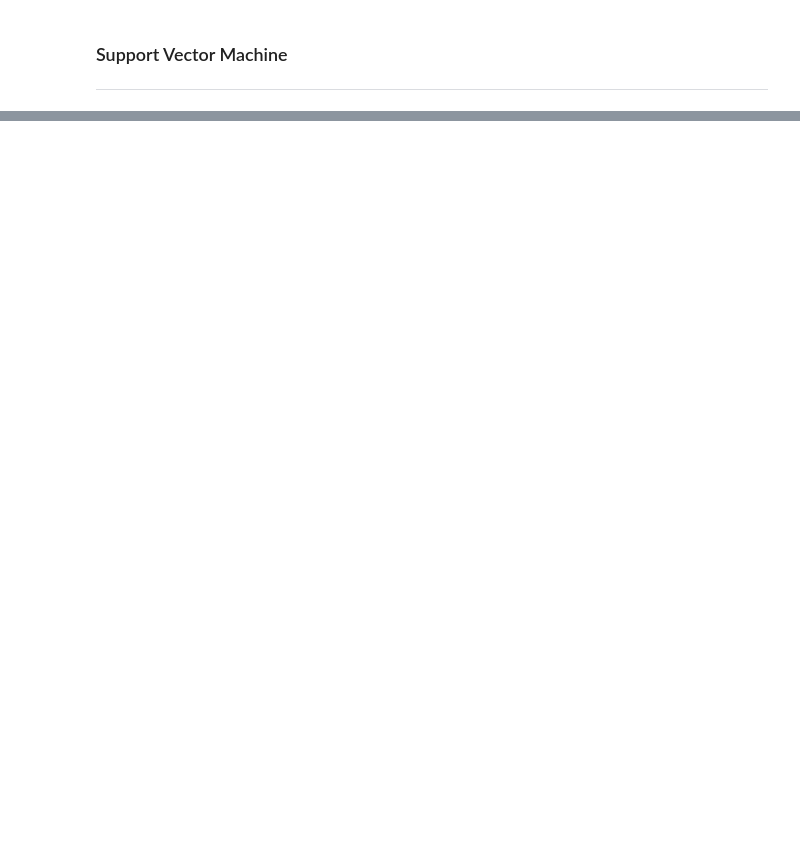
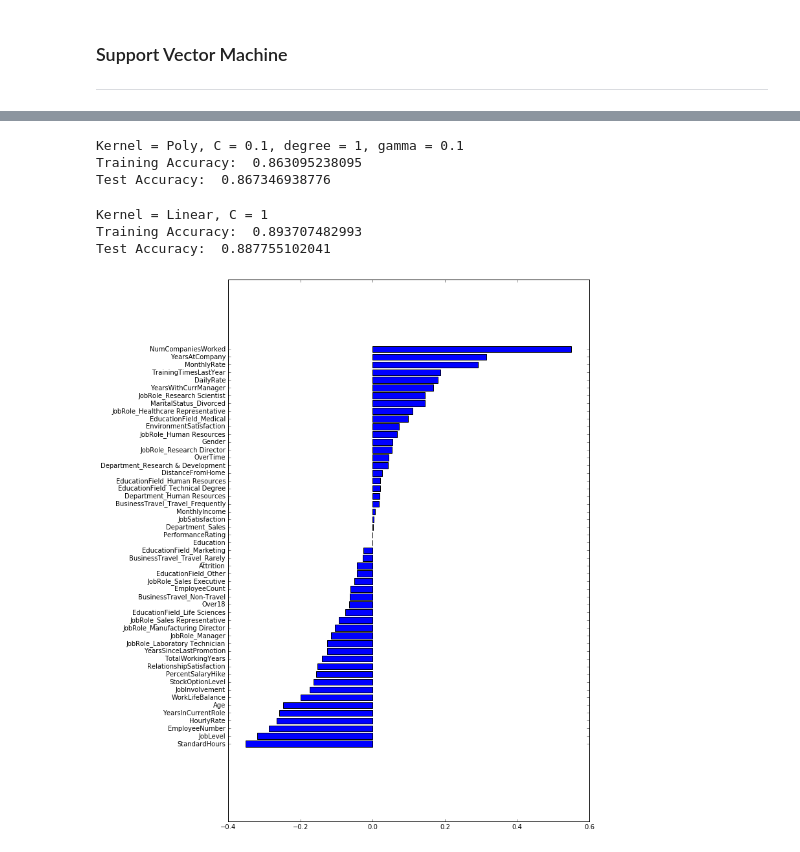
Before and after one commit to LillyanPan/AttritionAnalysis, a Jupyter notebook: SVM.ipynb, the cells around one changed output, grey strips where cells are left out. Drawn from its saved outputs; the diff is of its cells as text; code cells hidden in the pictures; blank space fills up the shorter version.

```diff
--- a/SVM.ipynb
+++ b/SVM.ipynb
@@ -59,0 +62,10 @@ x_test = scaler.transform(x_test) #normalize
+# %%
+param_grid = [
+  {'C': [0.1, 1, 10, 100], 'gamma': [  0.1, 0.01, 0.001, 0.0001],'degree': [0.1, 1, 2,3], 'kernel': ['poly']},
+  {'C': [0.1, 1, 10, 100], 'gamma': [ 0.1, 0.01, 0.001, 0.0001], 'kernel': ['rbf']},
+    {'C': [0.1, 1, 10, 100], 'kernel': ['linear']},
+]
+
+svc = svm.SVC()
+clf = GridSearchCV(svc, param_grid, verbose = 1, cv  = 5)
+clf.fit(x_train, y_train)
@@ -59,0 +108,43 @@ x_test = scaler.transform(x_test) #normalize
+# %%
+# C = 0.1, degree  = 1, gamma = 0.1, kernel = poly
+svmP = svm.SVC(C = 0.1, degree = 1, gamma = 0.1,kernel = 'poly');
+svmP.fit(x_train,y_train);
+svmP.predict(x_test)
+print ("Kernel = Poly, C = 0.1, degree = 1, gamma = 0.1")
+print("Training Accuracy: ", svmP.score(x_train, y_train))
+print("Test Accuracy: ", svmP.score(x_test,y_test))
+# %% [output]
+Kernel = Poly, C = 0.1, degree = 1, gamma = 0.1
+Training Accuracy:  0.863095238095
+Test Accuracy:  0.867346938776
+# %%
+# C = 1,  kernel = Linear
+svmL = svm.SVC(C = 1, kernel =  'linear');
+svmL.fit(x_train,y_train);
+svmL.predict(x_test)
+print ("Kernel = Linear, C = 1")
+print("Training Accuracy: ", svmL.score(x_train, y_train))
+print("Test Accuracy: ", svmL.score(x_test,y_test))
+# %% [output]
+Kernel = Linear, C = 1
+Training Accuracy:  0.893707482993
+Test Accuracy:  0.887755102041
+# %%
+from matplotlib import pyplot as plt
+from sklearn import svm
+
+plt.figure(figsize = (10,15))
+def f_importances(coef, names):
+    imp = coef[0]
+    imp,names = zip(*sorted(zip(imp,names)))
+    n = len(names)
+    plt.barh(range(n), imp, align='center')
+    plt.yticks(range(len(names)), names)
+    plt.show()
+
+features_names = train_set.columns.values
+svmL = svm.SVC(C = 0.1, kernel='linear')
+svmL.fit(x_train, y_train)
+f_importances(svmL.coef_, features_names)
+# %% [output]
+[figure, added]
```
Also changed, not shown: parts of 26 cells of this notebook.
